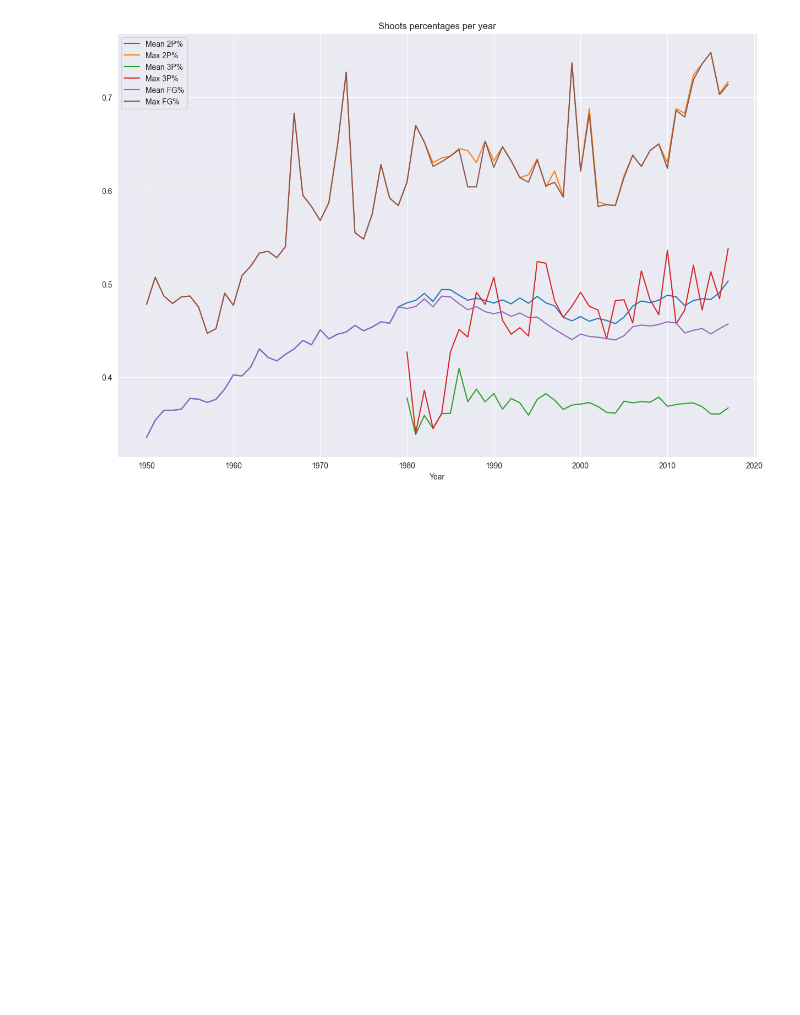
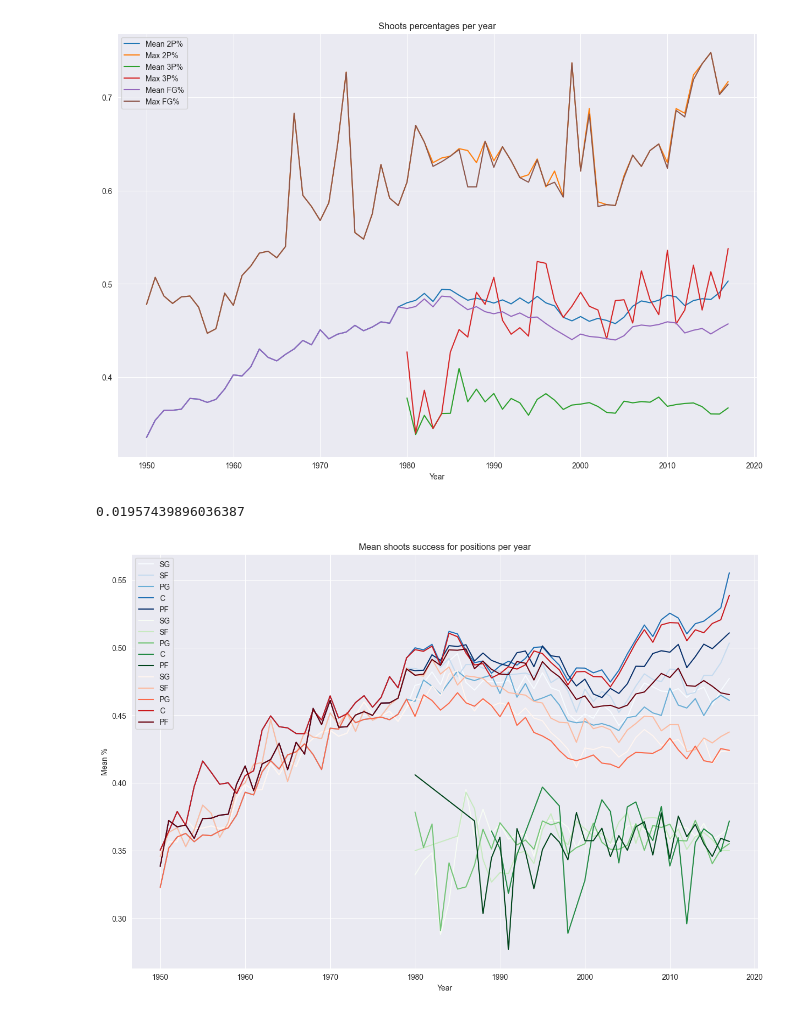
Before and after one commit to amediantsev/ml_course, a Jupyter notebook: src/notebooks/visualization_hw.ipynb, the cells around one changed output. Saved outputs shown, nothing was run; the diff lists cells and outputs as text; code cells hidden in the pictures; blank space fills up the shorter version.

Commit message:
Extend visualizations

```diff
--- a/src/notebooks/visualization_hw.ipynb
+++ b/src/notebooks/visualization_hw.ipynb
@@ -203,9 +205,9 @@ plt.show()
 [figure]
 # %%
 shoot_stats = pd.DataFrame(index=pd.Index([], name="Year"))
-for shoot_type in ("2P", "3P", "FG"):
+for shoot_type, shoot_count_threshold in (("2P", 50), ("3P", 25), ("FG", 50)):
     shoot_type_percent = f"{shoot_type}%"
-    filtered_stats = player_stats[player_stats[shoot_type] > 50]
+    filtered_stats = player_stats[player_stats[shoot_type] > shoot_count_threshold]
     aggregated_stats = filtered_stats.groupby("Year")[shoot_type_percent].aggregate(["mean", "max"])
     aggregated_stats.rename(
         columns={"mean": f"Mean {shoot_type_percent}", "max": f"Max {shoot_type_percent}"}, inplace=True
@@ -217,3 +219,10 @@ plt.title(f"Shoots percentages per year")
 plt.show()
 # %% [output]
 [figure]
+# %%
+player_stats["generalized_position"] = player_stats["Pos"][player_stats["Pos"].notna()].apply(lambda x: x.split("-")[0])
+player_stats["generalized_position"][player_stats["generalized_position"].isin(["F", "G"])].count() / player_stats[
+    "generalized_position"
+].count()
+# %% [output]
+0.01957439896036387
@@ -219,0 +231,21 @@ plt.show()
+# %%
+clear_positions = [
+    pos for pos in player_stats["generalized_position"].unique() if isinstance(pos, str) and pos not in ["F", "G"]
+]
+plt.figure(figsize=(15, 10))
+for shoot_type, shoot_count_threshold, color_map in (("2P", 50, cm.Blues), ("3P", 25, cm.Greens), ("FG", 50, cm.Reds)):
+    filtered_stats = player_stats[player_stats[shoot_type] > shoot_count_threshold]
+    aggregated_stats = filtered_stats.groupby(["Year", "Pos"])[f"{shoot_type}%"].aggregate("mean").reset_index()
+
+    colors = color_map(np.linspace(0, 1, len(clear_positions)))
+    for i, pos in enumerate(clear_positions):
+        data_subset = aggregated_stats[aggregated_stats["Pos"] == pos]
+        plt.plot(data_subset["Year"], data_subset[f"{shoot_type}%"], label=pos, color=colors[i])
+
+plt.title("Mean shoots success for positions per year")
+plt.xlabel("Year")
+plt.ylabel(f"Mean shoots %")
+plt.legend()
+plt.show()
+# %% [output]
+[figure, added]
```
Also changed, not shown: parts of 2 cells of this notebook.
